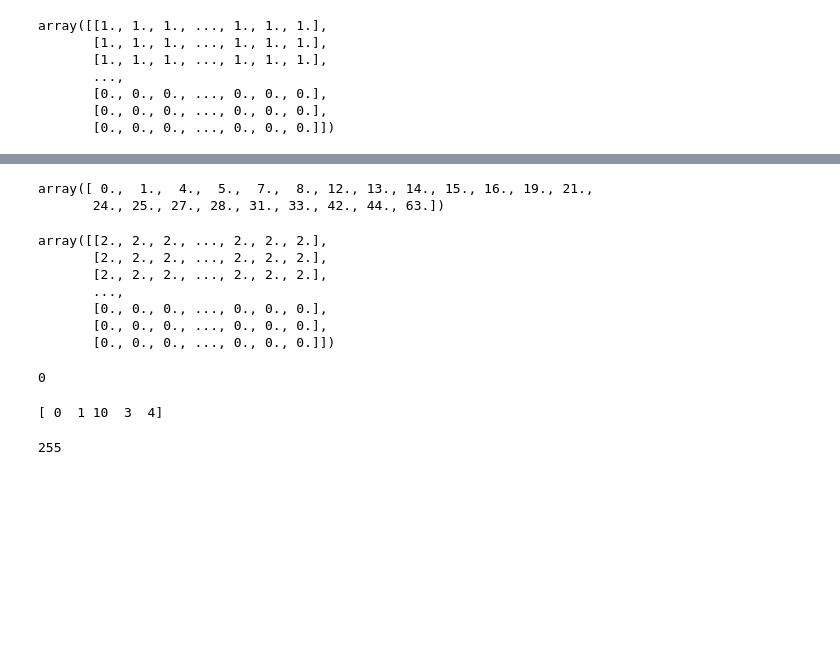
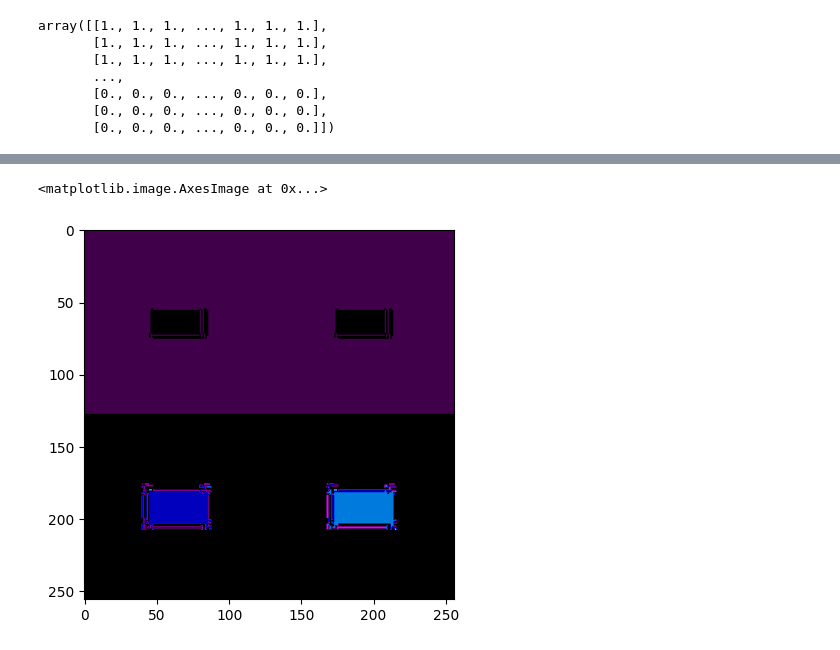
Before and after one commit to rafaelfabri/processamento-img-digitais, a Jupyter notebook: Aula 2/PID_Exercicio_18_03 Rafa.ipynb, the cells around one changed output, grey strips where cells are left out. Saved outputs shown, nothing was run; the diff lists cells and outputs as text; code cells hidden in the pictures; blank space fills up the shorter version.

```diff
--- a/Aula 2/PID_Exercicio_18_03.ipynb
+++ b/Aula 2/PID_Exercicio_18_03 Rafa.ipynb
@@ -115,22 +105,5 @@ for i in range(0, img_binarizada.shape[0], 1):
-# %%
-for i in range(0, img_binarizada.shape[0], 1):
-    for j in range(0, img_binarizada.shape[1], 1):
-        print(f' posicao [{i}, {j}] = {img_binarizada[i][j]} \n')
-
-        # verificando vizinho superior
-        if ( (i - 1) >= 0 ):
-            print(f'posicao [{i-1}, {j}]')
-
-        #verificando vizinho inferior
-        if ( (i + 1) < 256 ):
-            print(f'posicao [{i+1}, {j}]')
-
-        #verificando vizinho a esquerda
-        if ( (j - 1) >= 0 ):
-            print(f'posicao [{i}, {j-1}]')
-
-        #verificando vizinho a esquerda
-        if ( (j + 1) < 256 ):
-            print(f'posicao [{i}, {j+1}]')
-
-        print('\n')
+# %%
+img_binarizada[img_binarizada == 255] = 1
+img_binarizada[img_binarizada == 0] = 0
+
+print(img_binarizada)
@@ -220,0 +248,3 @@ np.uint8(0)
+# %%
+labels = Hoshen_Kopelman_Algorithm_8d(img_binarizada)
+labels
@@ -237,31 +273,5 @@ np.float64(0.0)
-# %%
-np.unique(labels)
-# %% [output]
-array([ 0.,  1.,  4.,  5.,  7.,  8., 12., 13., 14., 15., 16., 19., 21.,
-       24., 25., 27., 28., 31., 33., 42., 44., 63.])
-# %%
-labels
-# %% [output]
-array([[2., 2., 2., ..., 2., 2., 2.],
-       [2., 2., 2., ..., 2., 2., 2.],
-       [2., 2., 2., ..., 2., 2., 2.],
-       ...,
-       [0., 0., 0., ..., 0., 0., 0.],
-       [0., 0., 0., ..., 0., 0., 0.],
-       [0., 0., 0., ..., 0., 0., 0.]])
-# %%
-contador = {'top' : 0, 'bottom' : 0, 'left' : 0, 'right' : 0}
-# %% [output]
-0
-# %%
-x = np.array([0,1,2,3,4])
-
-x[x==2] = 10
-
-print(x)
-# %% [output]
-[ 0  1 10  3  4]
-# %%
-int(img_binarizada[1,1])
-# %% [output]
-255
+# %%
+plt.imshow(labels, cmap = 'nipy_spectral')
+# %% [output]
+<matplotlib.image.AxesImage at 0x...>
+[figure, added]
```
Also changed, not shown: parts of 13 cells of this notebook, 3 other files.
